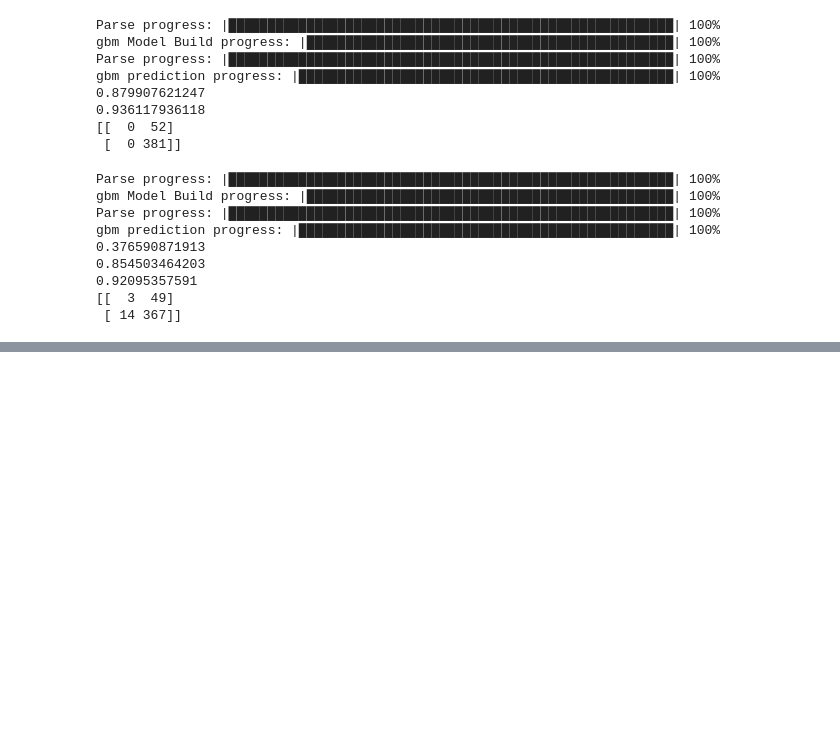
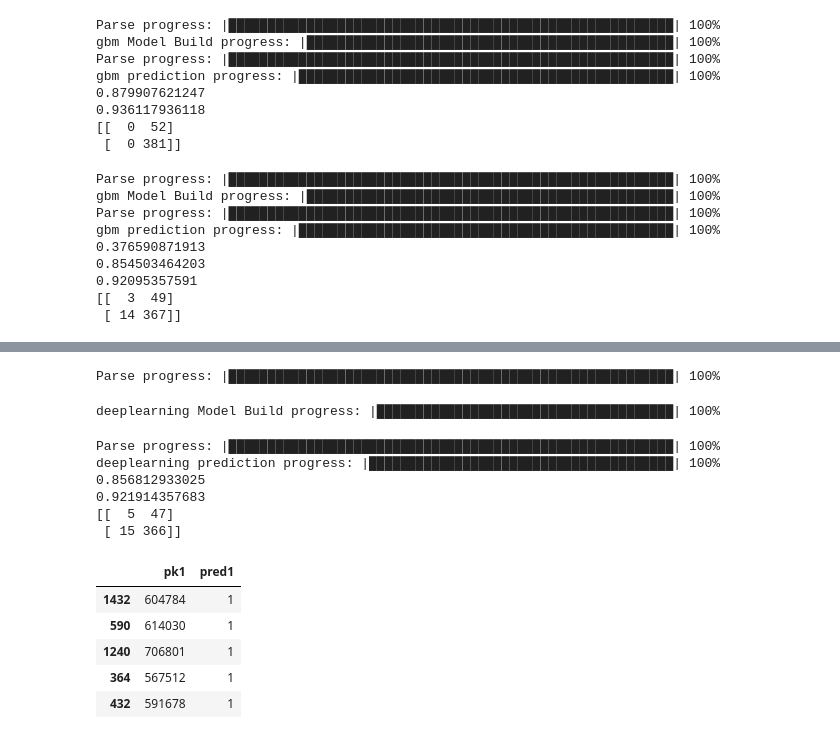
Before and after one commit to anhualin/MyLearning, a Jupyter notebook: EasyNLP/Hackson.ipynb, the cells around one changed output, grey strips where cells are left out. Drawn from its saved outputs; the diff is of its cells as text; code cells hidden in the pictures; blank space fills up the shorter version.

```diff
--- a/EasyNLP/Hackson.ipynb
+++ b/EasyNLP/Hackson.ipynb
@@ -637,0 +645,5 @@ gbm prediction progress: |██████████████████
+# %%
+train = np.concatenate((X_train_14a, z_train0), axis = 1)
+train_hex = h2o.H2OFrame(train)
+# %% [output]
+Parse progress: |█████████████████████████████████████████████████████████| 100%
@@ -637,0 +658,31 @@ gbm prediction progress: |██████████████████
+# %%
+model.train(x=range(train.shape[1]-1), y=train.shape[1]-1, training_frame=train_hex)
+# %% [output]
+deeplearning Model Build progress: |██████████████████████████████████████| 100%
+# %%
+test_hex = h2o.H2OFrame(X_test_14a)
+
+pred = model.predict(test_hex)
+
+pred1 = np.array([pred[i, 0] for i in range(y_test.shape[0])])
+
+predictions16 = [1 if x > 2 else 0 for x in pred1]
+check_result(y_test, predictions16)
+# %% [output]
+Parse progress: |█████████████████████████████████████████████████████████| 100%
+deeplearning prediction progress: |███████████████████████████████████████| 100%
+0.856812933025
+0.921914357683
+[[  5  47]
+ [ 15 366]]
+# %%
+output = pd.DataFrame(data = {'pred1': predictions1,  'pk1': test_df.pk1})
+# %%
+output.head()
+# %% [output]
+|  | pk1 | pred1 |
+| 1432 | 604784 | 1 |
+| 590 | 614030 | 1 |
+| 1240 | 706801 | 1 |
+| 364 | 567512 | 1 |
+| 432 | 591678 | 1 |
```
Also changed, not shown: parts of 24 cells of this notebook.
